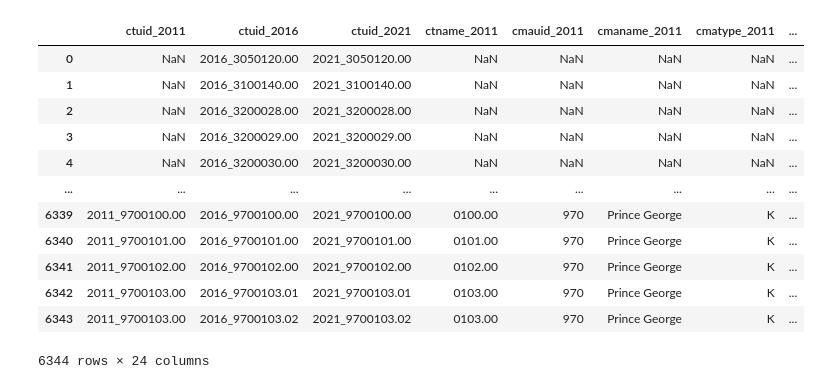
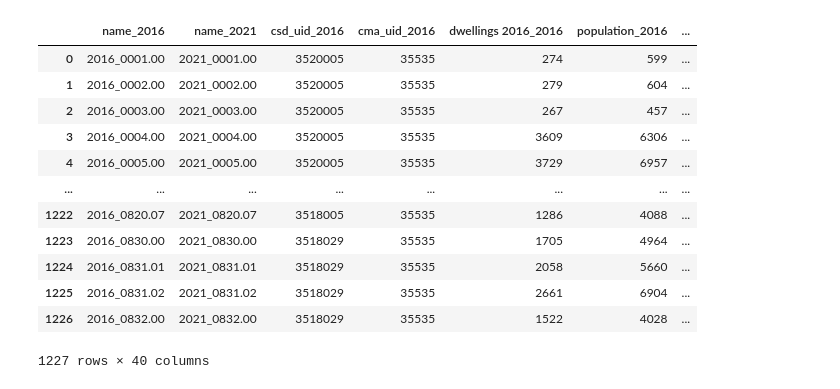
Before and after one commit to ecorbin567/piccard2, a Jupyter notebook: src/piccard/testing.ipynb, the cells around one changed output. Cells and saved outputs as stored; diff of their text form; code cells hidden in the pictures.

```diff
--- a/src/piccard/testing.ipynb
+++ b/src/piccard/testing.ipynb
@@ -26,21 +31,20 @@ ct_2021 = gpd.read_file("data_testing/lct_000b21a_e/lct_000b21a_e.shp")
 # %%
-census_dfs = [ct_2011, ct_2016, ct_2021]
-years = ['2011', '2016', '2021']
+census_dfs = [households_data_2016, households_data_2021]
+years = ['2016', '2021']
 
-network_table = pc.create_network_table(census_dfs, years, 'CTUID')
+network_table = pc.create_network_table(census_dfs, years, 'name')
+network_table
+# %% [output]
+|  | name_2016 | name_2021 | csd_uid_2016 | cma_uid_2016 | dwellings 2016_2016 | population_2016 | ... |
+| 0 | 2016_0001.00 | 2021_0001.00 | 3520005 | 35535 | 274 | 599 | ... |
+| 1 | 2016_0002.00 | 2021_0002.00 | 3520005 | 35535 | 279 | 604 | ... |
+| 2 | 2016_0003.00 | 2021_0003.00 | 3520005 | 35535 | 267 | 457 | ... |
+| 3 | 2016_0004.00 | 2021_0004.00 | 3520005 | 35535 | 3609 | 6306 | ... |
+| 4 | 2016_0005.00 | 2021_0005.00 | 3520005 | 35535 | 3729 | 6957 | ... |
+| ... | ... | ... | ... | ... | ... | ... | ... |
+| 1222 | 2016_0820.07 | 2021_0820.07 | 3518005 | 35535 | 1286 | 4088 | ... |
+| 1223 | 2016_0830.00 | 2021_0830.00 | 3518029 | 35535 | 1705 | 4964 | ... |
+| 1224 | 2016_0831.01 | 2021_0831.01 | 3518029 | 35535 | 2058 | 5660 | ... |
+| 1225 | 2016_0831.02 | 2021_0831.02 | 3518029 | 35535 | 2661 | 6904 | ... |
+| 1226 | 2016_0832.00 | 2021_0832.00 | 3518029 | 35535 | 1522 | 4028 | ... |
+1227 rows × 40 columns
-# %%
-network_table
-# %% [output]
-|  | ctuid_2011 | ctuid_2016 | ctuid_2021 | ctname_2011 | cmauid_2011 | cmaname_2011 | cmatype_2011 | ... |
-| 0 | NaN | 2016_3050120.00 | 2021_3050120.00 | NaN | NaN | NaN | NaN | ... |
-| 1 | NaN | 2016_3100140.00 | 2021_3100140.00 | NaN | NaN | NaN | NaN | ... |
-| 2 | NaN | 2016_3200028.00 | 2021_3200028.00 | NaN | NaN | NaN | NaN | ... |
-| 3 | NaN | 2016_3200029.00 | 2021_3200029.00 | NaN | NaN | NaN | NaN | ... |
-| 4 | NaN | 2016_3200030.00 | 2021_3200030.00 | NaN | NaN | NaN | NaN | ... |
-| ... | ... | ... | ... | ... | ... | ... | ... | ... |
-| 6339 | 2011_9700100.00 | 2016_9700100.00 | 2021_9700100.00 | 0100.00 | 970 | Prince George | K | ... |
-| 6340 | 2011_9700101.00 | 2016_9700101.00 | 2021_9700101.00 | 0101.00 | 970 | Prince George | K | ... |
-| 6341 | 2011_9700102.00 | 2016_9700102.00 | 2021_9700102.00 | 0102.00 | 970 | Prince George | K | ... |
-| 6342 | 2011_9700103.00 | 2016_9700103.01 | 2021_9700103.01 | 0103.00 | 970 | Prince George | K | ... |
-| 6343 | 2011_9700103.00 | 2016_9700103.02 | 2021_9700103.02 | 0103.00 | 970 | Prince George | K | ... |
-6344 rows × 24 columns
```
Also changed, not shown: parts of 9 cells of this notebook, 1 other file.
